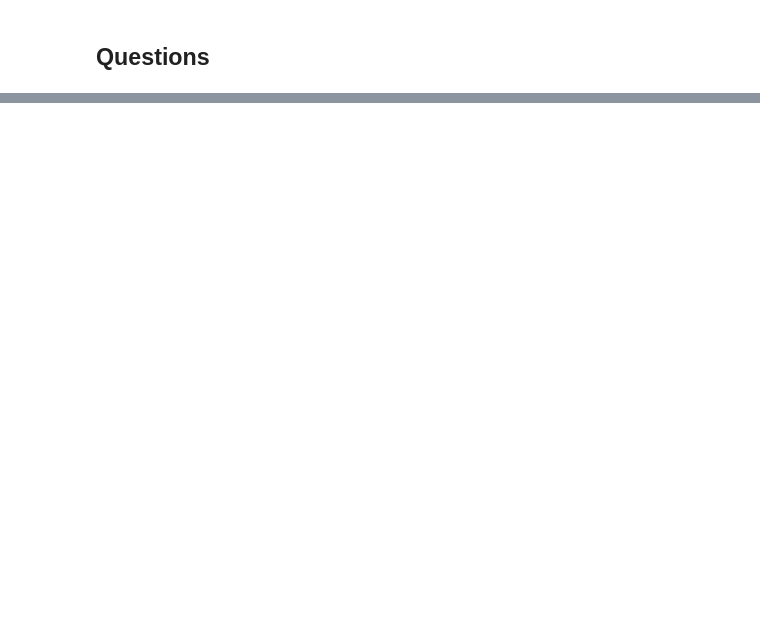
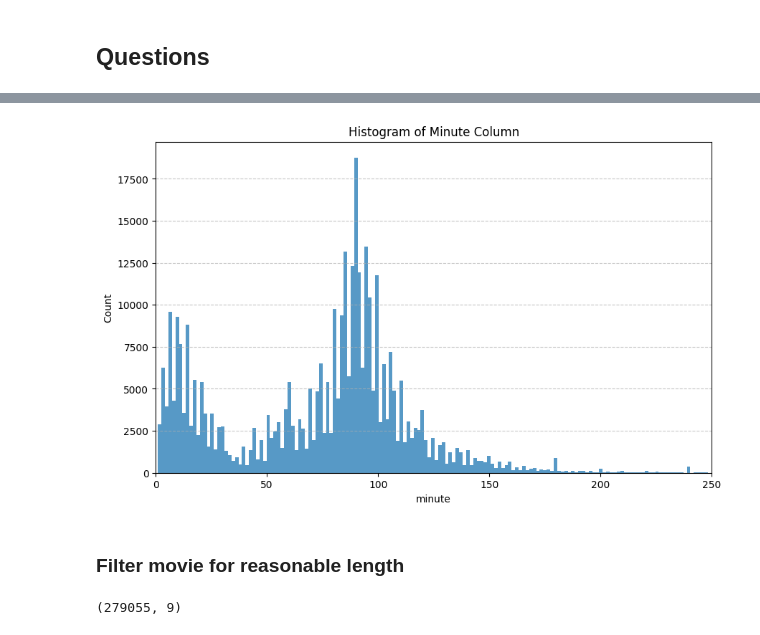
Before and after one commit to aybik/movie_picker, a Jupyter notebook: notebooks/Aybike_notebook.ipynb, the cells around one changed output, grey strips where cells are left out. Drawn from its saved outputs; the diff is of its cells as text; code cells hidden in the pictures; blank space fills up the shorter version.

```diff
--- a/notebooks/Aybike_notebook.ipynb
+++ b/notebooks/Aybike_notebook.ipynb
@@ -224,0 +254,2 @@ A_B_data_2
+# %%
+data = pd.read_csv("~/code/aybik/movie_picker/raw_data/clean_compile.csv")
@@ -224,0 +265,2 @@ A_B_data_2
+# %%
+data = data.drop(columns=["id", "Unnamed: 0"]).reset_index(drop=True)
@@ -224,0 +316,19 @@ A_B_data_2
+# %%
+import seaborn as sns
+import matplotlib.pyplot as plt
+
+plt.figure(figsize=(10, 6))
+sns.histplot(data['minute'], kde=False)
+plt.title('Histogram of Minute Column')
+plt.xlim(0, 250)
+plt.grid(axis='y', linestyle='--', alpha=0.7)
+plt.show()
+# %% [output]
+[figure, added]
+# %% [markdown]
+### Filter movie for reasonable length
+# %%
+data_new = data[(data['minute'] > 40) & (data['minute'] <= 240)]
+data_new.shape
+# %% [output]
+(279055, 9)
```
Also changed, not shown: parts of 37 cells of this notebook.
